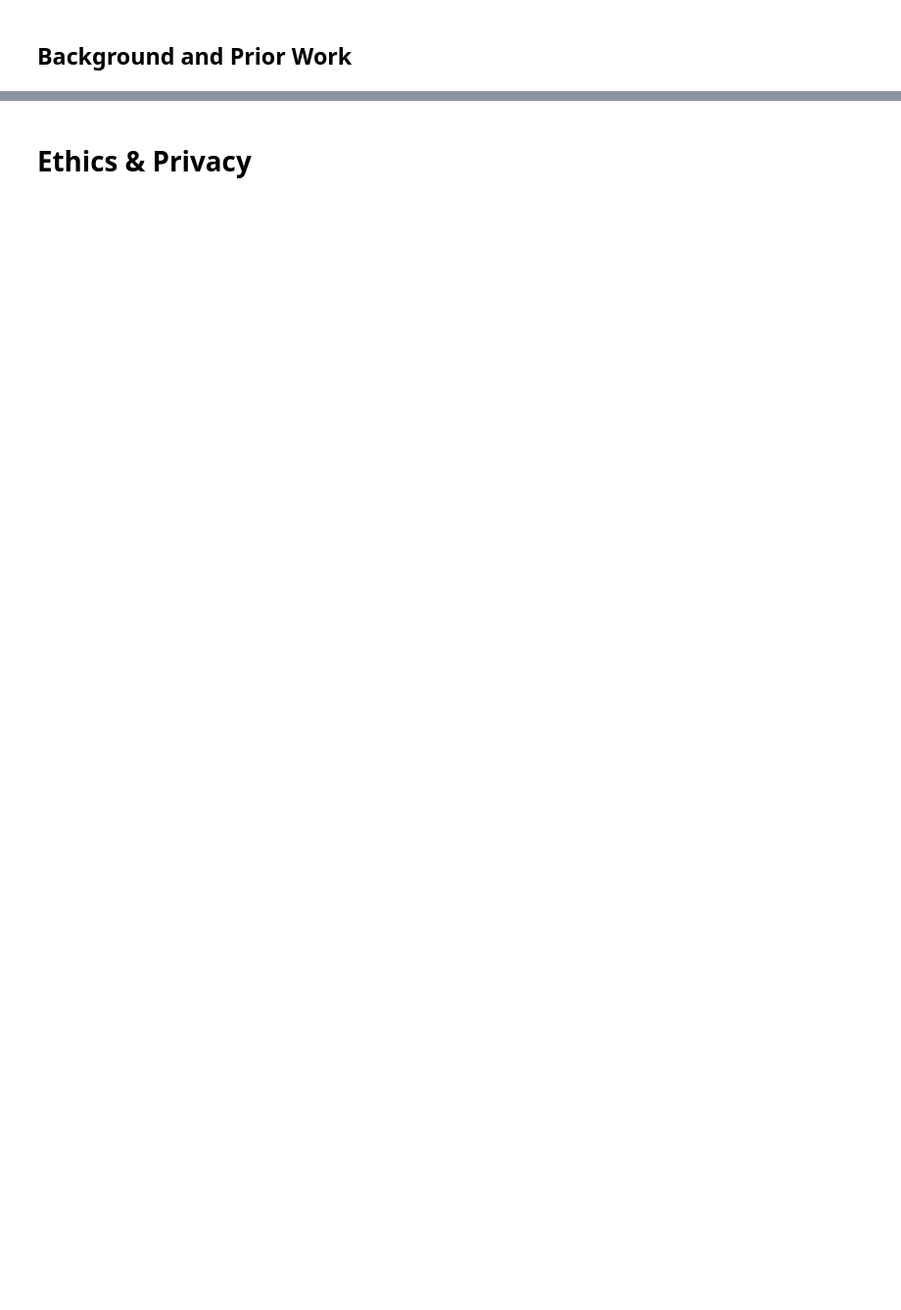
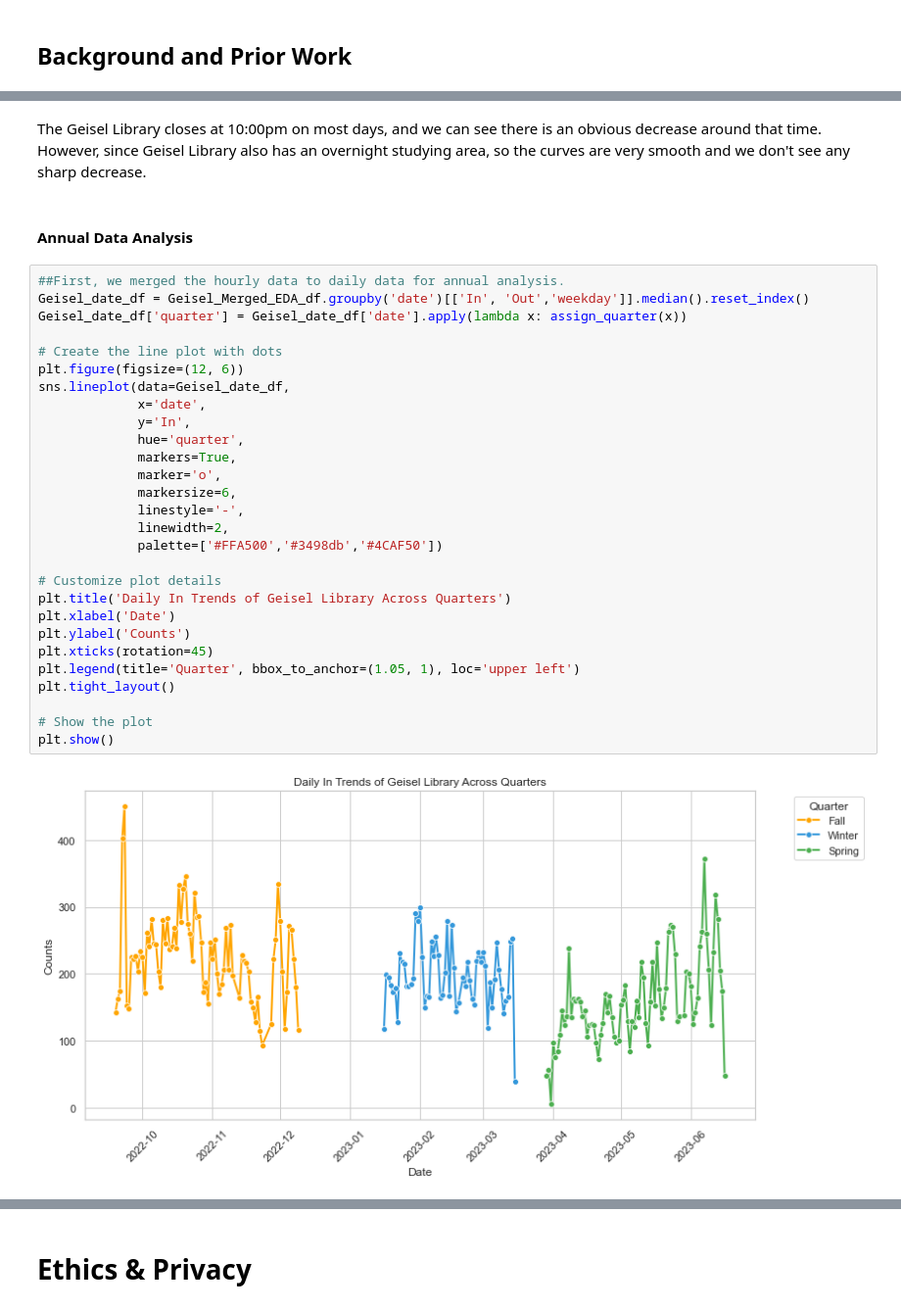
Before and after one commit to Aaron3963/108Test, a Jupyter notebook: FinalProject_Group088_FA23.ipynb, the cells around one changed output, grey strips where cells are left out. Shown at 98% size. Cells and saved outputs as stored; diff of their text form; blank space fills up the shorter version.

```diff
--- a/FinalProject_Group088_FA23.ipynb
+++ b/FinalProject_Group088_FA23.ipynb
@@ -121,0 +350,34 @@ Some more words and stuff.  Remember notebooks work best if you interleave the c
+# %% [markdown]
+The Geisel Library closes at 10:00pm on most days, and we can see there is an obvious decrease around that time. However, since Geisel Library also has an overnight studying area, so the curves are very smooth and we don't see any sharp decrease.
+# %% [markdown]
+#### Annual Data Analysis
+# %%
+##First, we merged the hourly data to daily data for annual analysis.
+Geisel_date_df = Geisel_Merged_EDA_df.groupby('date')[['In', 'Out','weekday']].median().reset_index()
+Geisel_date_df['quarter'] = Geisel_date_df['date'].apply(lambda x: assign_quarter(x))
+
+# Create the line plot with dots
+plt.figure(figsize=(12, 6))
+sns.lineplot(data=Geisel_date_df,
+             x='date',
+             y='In',
+             hue='quarter',
+             markers=True,
+             marker='o',
+             markersize=6,
+             linestyle='-',
+             linewidth=2,
+             palette=['#FFA500','#3498db','#4CAF50'])
+
+# Customize plot details
+plt.title('Daily In Trends of Geisel Library Across Quarters')
+plt.xlabel('Date')
+plt.ylabel('Counts')
+plt.xticks(rotation=45)
+plt.legend(title='Quarter', bbox_to_anchor=(1.05, 1), loc='upper left')
+plt.tight_layout()
+
+# Show the plot
+plt.show()
+# %% [output]
+[figure, added]
```
Also changed, not shown: parts of 137 cells of this notebook, 9 other files.
